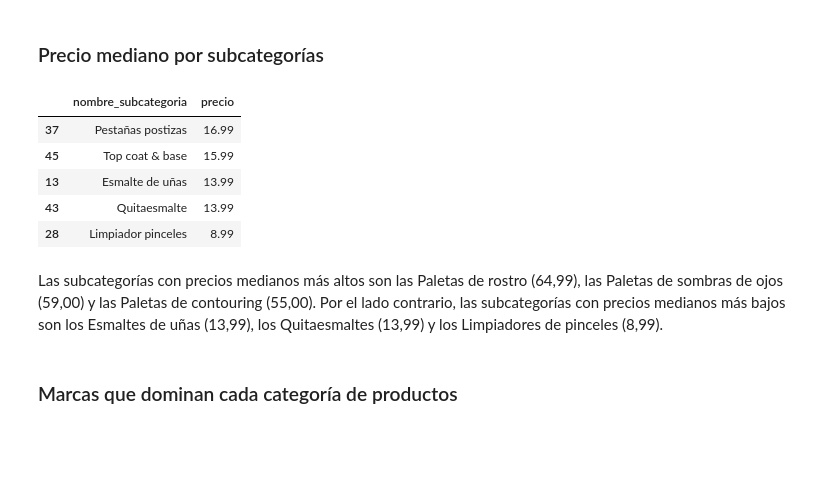
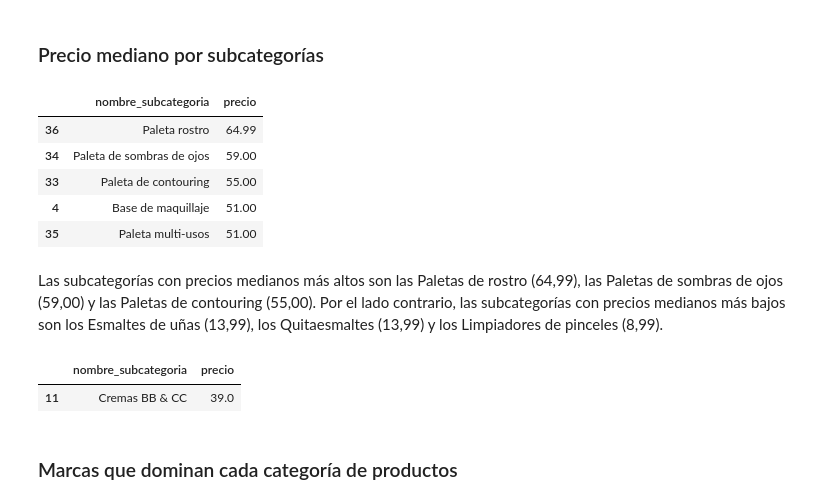
Before and after one commit to raquelscv/proyecto_final_sephora, a Jupyter notebook: eda.ipynb, the cells around one changed output. Saved outputs shown, nothing was run; the diff lists cells and outputs as text; code cells hidden in the pictures; blank space fills up the shorter version.

```diff
--- a/eda_general.ipynb
+++ b/eda.ipynb
@@ -448,16 +469,21 @@ Las categorías con precios medianos más altos son las Paletas de maquillaje (5
 ### Precio mediano por subcategorías
 # %%
 precio_mediano_subcategoria = (df.groupby("nombre_subcategoria")["precio"].median().reset_index().sort_values("precio", ascending=False)).round(2)
-precio_mediano_subcategoria.tail()
+precio_mediano_subcategoria.head()
 # %% [output]
 |  | nombre_subcategoria | precio |
-| 37 | Pestañas postizas | 16.99 |
-| 45 | Top coat & base | 15.99 |
-| 13 | Esmalte de uñas | 13.99 |
-| 43 | Quitaesmalte | 13.99 |
-| 28 | Limpiador pinceles | 8.99 |
+| 36 | Paleta rostro | 64.99 |
+| 34 | Paleta de sombras de ojos | 59.00 |
+| 33 | Paleta de contouring | 55.00 |
+| 4 | Base de maquillaje | 51.00 |
+| 35 | Paleta multi-usos | 51.00 |
 # %% [markdown]
 Las subcategorías con precios medianos más altos son las Paletas de rostro (64,99), las Paletas de sombras de ojos (59,00) y las Paletas de contouring (55,00). Por el lado contrario, las subcategorías con precios medianos más bajos son los Esmaltes de uñas (13,99), los Quitaesmaltes (13,99) y los Limpiadores de pinceles (8,99).
+# %%
+precio_mediano_subcategoria[precio_mediano_subcategoria["nombre_subcategoria"] == "Cremas BB & CC"]
+# %% [output]
+|  | nombre_subcategoria | precio |
+| 11 | Cremas BB & CC | 39.0 |
 # %% [markdown]
 ### Marcas que dominan cada categoría de productos
 # %%
```
Also changed, not shown: parts of 22 cells of this notebook.
